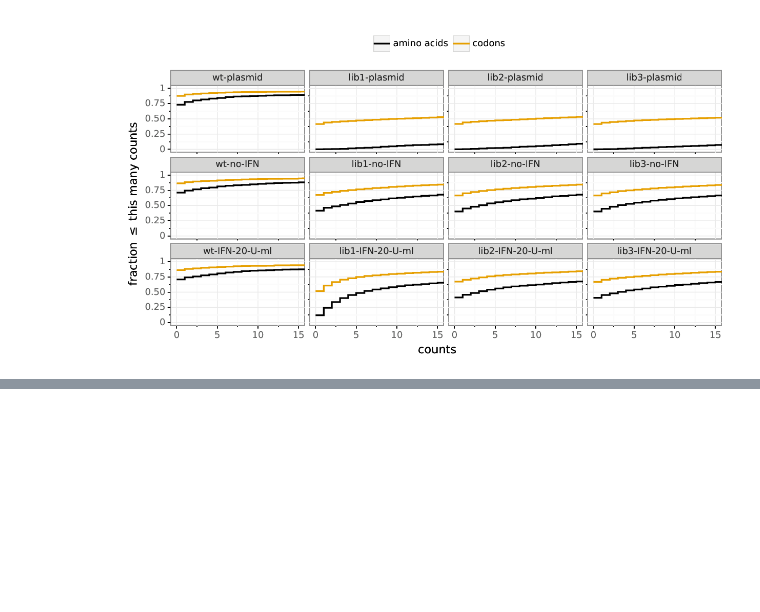
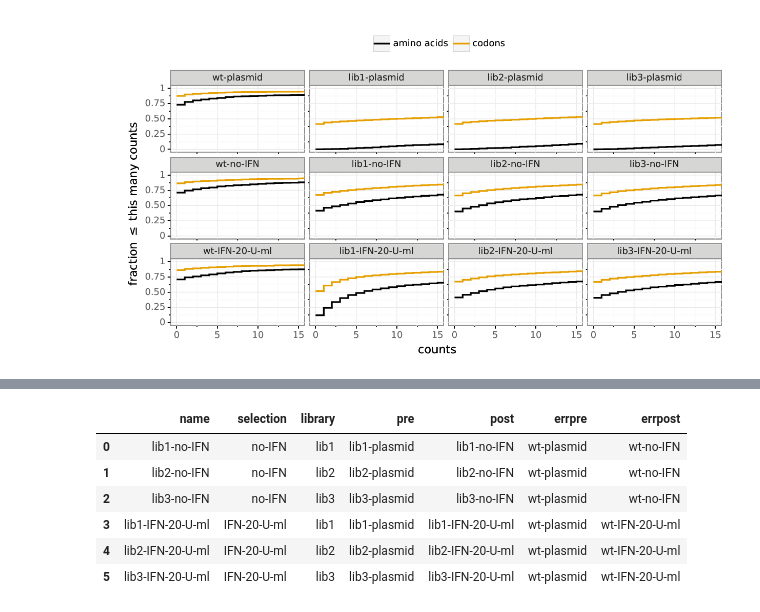
Before and after one commit to jbloomlab/ZIKV_DMS_NS5_EvansLab, a Jupyter notebook: dms_analysis.ipynb, the cells around one changed output, grey strips where cells are left out. Saved outputs shown, nothing was run; the diff lists cells and outputs as text; code cells hidden in the pictures; blank space fills up the shorter version.

```diff
--- a/dms_analysis.ipynb
+++ b/dms_analysis.ipynb
@@ -178,0 +188,30 @@ showPDF(bcsubamp_plot_prefix + 'cumulmutcounts.pdf')
+# %%
+prefs_batch = (
+    samples
+    .query('library != "wt"')
+    .query('selection != "plasmid"')
+    .assign(post=lambda x: x['name'])
+    .merge(samples.query('selection == "plasmid"')
+                  .assign(pre=lambda x: x['name'])
+                  [['library', 'pre']],
+           on='library', how='left', validate='many_to_one',
+           )
+    [['name', 'selection', 'library', 'pre', 'post']]
+    .assign(errpre='wt-plasmid')
+    .merge(samples.query('library == "wt"')
+                  .assign(errpost=lambda x: x['name'])
+                  [['selection', 'errpost']],
+           on='selection', how='left', validate='many_to_one',
+           )
+    )
+assert prefs_batch.notnull().all().all()
+
+prefs_batch
+# %% [output]
+|  | name | selection | library | pre | post | errpre | errpost |
+| 0 | lib1-no-IFN | no-IFN | lib1 | lib1-plasmid | lib1-no-IFN | wt-plasmid | wt-no-IFN |
+| 1 | lib2-no-IFN | no-IFN | lib2 | lib2-plasmid | lib2-no-IFN | wt-plasmid | wt-no-IFN |
+| 2 | lib3-no-IFN | no-IFN | lib3 | lib3-plasmid | lib3-no-IFN | wt-plasmid | wt-no-IFN |
+| 3 | lib1-IFN-20-U-ml | IFN-20-U-ml | lib1 | lib1-plasmid | lib1-IFN-20-U-ml | wt-plasmid | wt-IFN-20-U-ml |
+| 4 | lib2-IFN-20-U-ml | IFN-20-U-ml | lib2 | lib2-plasmid | lib2-IFN-20-U-ml | wt-plasmid | wt-IFN-20-U-ml |
+| 5 | lib3-IFN-20-U-ml | IFN-20-U-ml | lib3 | lib3-plasmid | lib3-IFN-20-U-ml | wt-plasmid | wt-IFN-20-U-ml |
```
Also changed, not shown: parts of 10 cells of this notebook.
